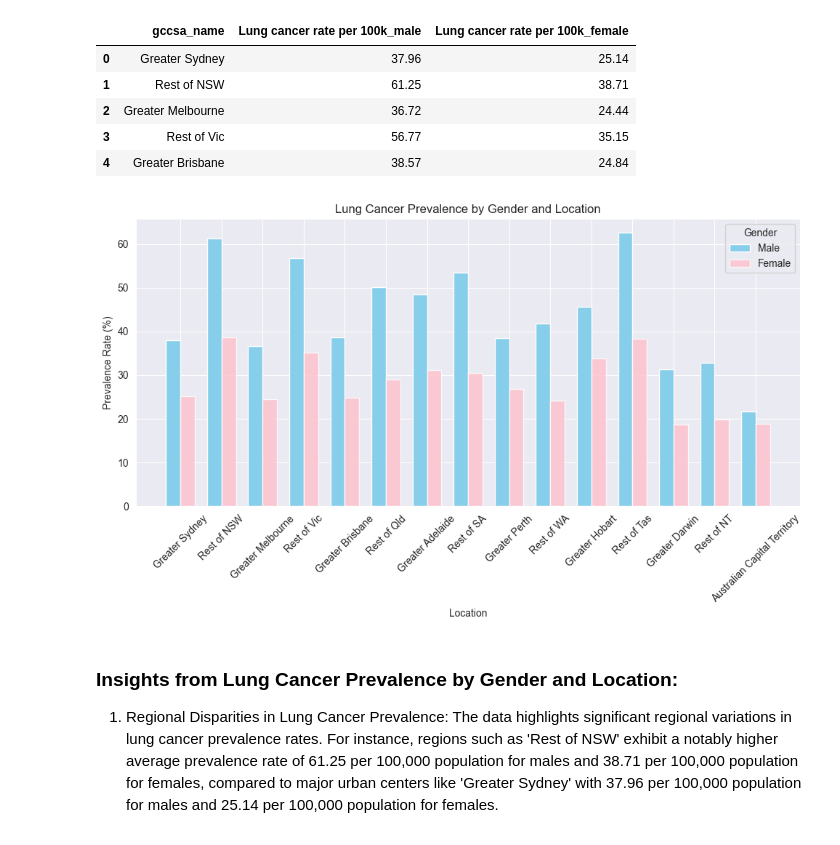
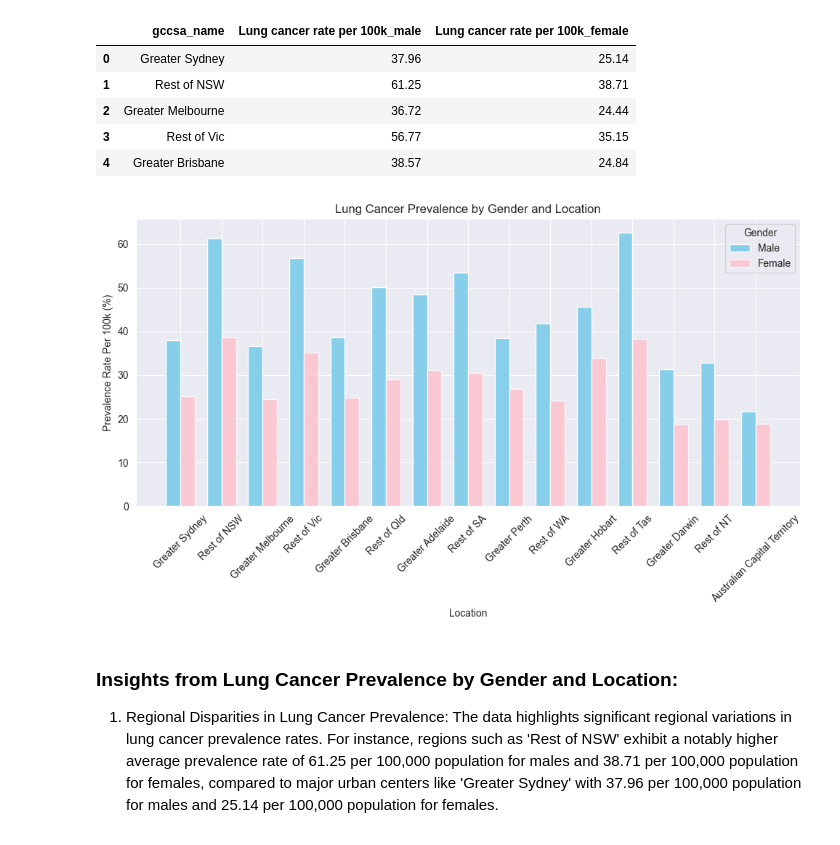
Before and after one commit to Rafsan7238/Analysing-Air-Quality-and-Lung-Disorder-in-Australia, a Jupyter notebook: frontend/Lung Disease Analysis.ipynb, the cells around one changed output. Drawn from its saved outputs; the diff is of its cells as text; code cells hidden in the pictures.

Commit message:
Updated chart labels

```diff
--- a/frontend/Lung Disease Analysis.ipynb
+++ b/frontend/Lung Disease Analysis.ipynb
@@ -161,27 +161,27 @@ merged_data_2.head()
 # %%
 # Set the figure size
 plt.figure(figsize=(10, 6))
 
 # Plot clustered bar chart
 bar_width = 0.35
 index = np.arange(len(merged_data_2))
 
 # Plot bars for male and female prevalence rates
 plt.bar(index, merged_data_2['Lung cancer rate per 100k_male'], width=bar_width, label='Male', color='skyblue')
 plt.bar(index + bar_width, merged_data_2['Lung cancer rate per 100k_female'], width=bar_width, label='Female', color='pink', alpha=0.8)
 
 # Customize labels and ticks
 plt.xlabel('Location')
-plt.ylabel('Prevalence Rate (%)')
+plt.ylabel('Prevalence Rate Per 100k (%)')
 plt.title('Lung Cancer Prevalence by Gender and Location')
 plt.xticks(index + bar_width / 2, merged_data_2['gccsa_name'], rotation=45)  # Center x-ticks between bars
 plt.legend(title='Gender')
 
 # Show plot
 plt.tight_layout()
 plt.show()
 # %% [output]
-[figure, old version]
+[figure, new version]
 # %% [markdown]
 ### Insights from Lung Cancer Prevalence by Gender and Location:
 
```
